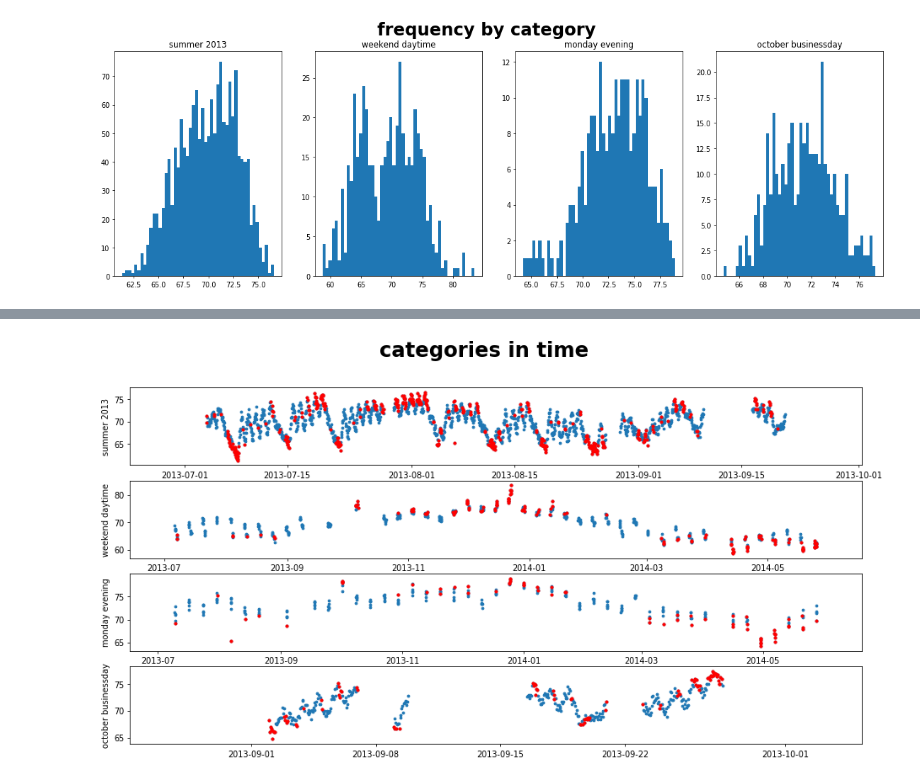
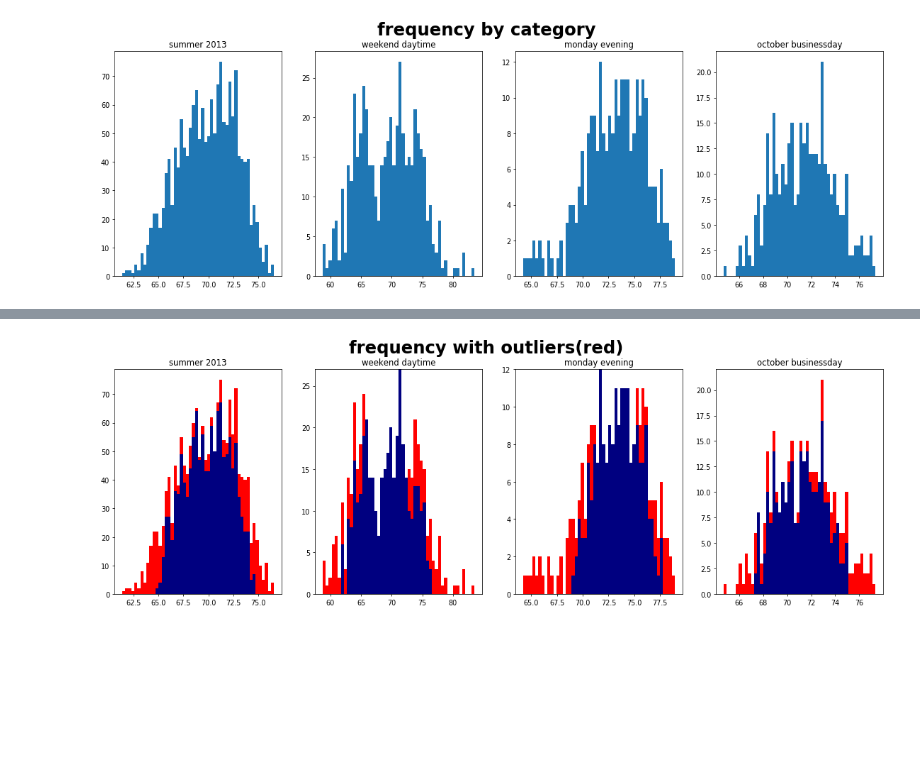
Before and after one commit to leafy-dandelion/2021-knu-tsad, a Jupyter notebook: Liubyma.ipynb, the cells around one changed output, grey strips where cells are left out. Saved outputs shown, nothing was run; the diff lists cells and outputs as text; code cells hidden in the pictures; blank space fills up the shorter version.

Commit message:
Visualization of anomalies in categories modified

```diff
--- a/Liubyma.ipynb
+++ b/Liubyma.ipynb
@@ -633,19 +633,23 @@ cats_v #list of dataframes by categories
 # %%
 from sklearn.covariance import EllipticEnvelope
 
-f, ax = plt.subplots(4, 1, figsize=(16,8))
+f, ax = plt.subplots(1, 4, figsize=(20,6))
 for i, ax_i in enumerate(ax):
 #    print(cats_v[i])
-    ax_i.scatter(cats_v[i].timestamp.to_numpy(), cats_v[i]['value'].to_numpy(), s=8)
+#    ax_i.scatter(cats_v[i].timestamp.to_numpy(), cats_v[i]['value'].to_numpy(), s=8)
 
     category_df = cats_v[i].copy()
     cov = EllipticEnvelope(random_state=0, support_fraction=1., contamination=0.25).fit_predict(category_df.loc[:,['value','hours']])
     category_df['cls'] = cov
-    outls = cats_v[i][cats_v[i]['cls']<0]
+#    outls = cats_v[i][cats_v[i]['cls']<0]
+    a = category_df.loc[category_df['cls'] == 1, 'value']
+    b = category_df.loc[category_df['cls'] == -1, 'value']
 
-    ax_i.scatter(outls['timestamp'].to_numpy(), outls['value'].to_numpy(), c='r', s=10)
-    ax[i].set_ylabel(titles[i])
-f.suptitle('categories in time', fontweight = 'bold', fontsize = 25)
+#    ax_i.scatter(outls['timestamp'].to_numpy(), outls['value'].to_numpy(), c='r', s=10)
+#    ax[i].set_ylabel(titles[i])
+    ax_i.hist([a, b], bins=50, stacked=True, color=['navy', 'red'])
+    ax_i.set_title(titles[i])
+f.suptitle('frequency with outliers(red)', fontweight = 'bold', fontsize = 25)
 plt.show()
 # %% [output]
-[figure, old version]
+[figure, new version]
```
Also changed, not shown: parts of 3 cells of this notebook.
